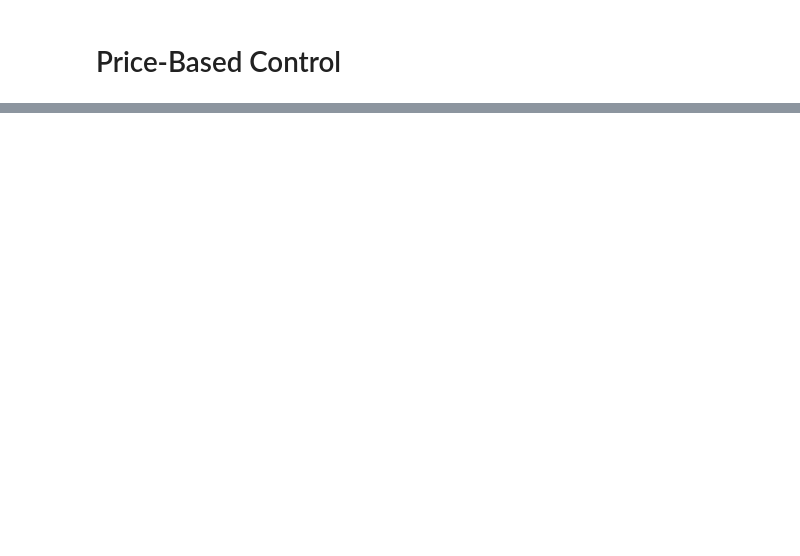
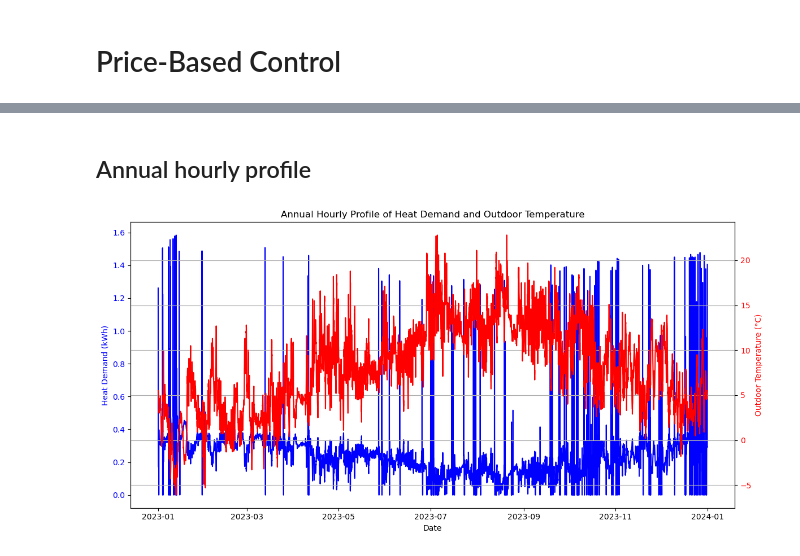
Before and after one commit to Qiuyi-Hong/Rule-Based-Control, a Jupyter notebook: price_based_control.ipynb, the cells around one changed output, grey strips where cells are left out. Saved outputs shown, nothing was run; the diff lists cells and outputs as text; code cells hidden in the pictures; blank space fills up the shorter version.

```diff
--- a/price_based_control.ipynb
+++ b/price_based_control.ipynb
@@ -99,0 +162,30 @@ results_price_based = pd.DataFrame({
+# %% [markdown]
+## Annual hourly profile
+# %%
+# Resample to hourly frequency and calculate the mean
+numeric_df = simulation_data.select_dtypes(include='number')
+hourly_df = numeric_df.resample('h').mean()
+
+# Plotting
+fig, ax1 = plt.subplots(figsize=(12, 6))
+
+# Plot Heating Demand on the first y-axis
+ax1.plot(hourly_df.index, hourly_df['Heat Demand (kWh)'], label='Hourly Heating Demand', color='blue')
+ax1.set_xlabel('Date')
+ax1.set_ylabel('Heat Demand (kWh)', color='blue')
+ax1.tick_params(axis='y', labelcolor='blue')
+
+# Create a second y-axis
+ax2 = ax1.twinx()
+ax2.plot(hourly_df.index, hourly_df['Outdoor Temperature (°C)'], label='Hourly Temperature', color='red')
+ax2.set_ylabel('Outdoor Temperature (°C)', color='red')
+ax2.tick_params(axis='y', labelcolor='red')
+
+# Title and grid
+plt.title('Annual Hourly Profile of Heat Demand and Outdoor Temperature')
+fig.tight_layout()
+plt.grid()
+plt.savefig('./figures/annual_hourly_profile_price.pdf')
+plt.show()
+# %% [output]
+[figure, added]
```
Also changed, not shown: parts of 19 cells of this notebook, 31 other files.
